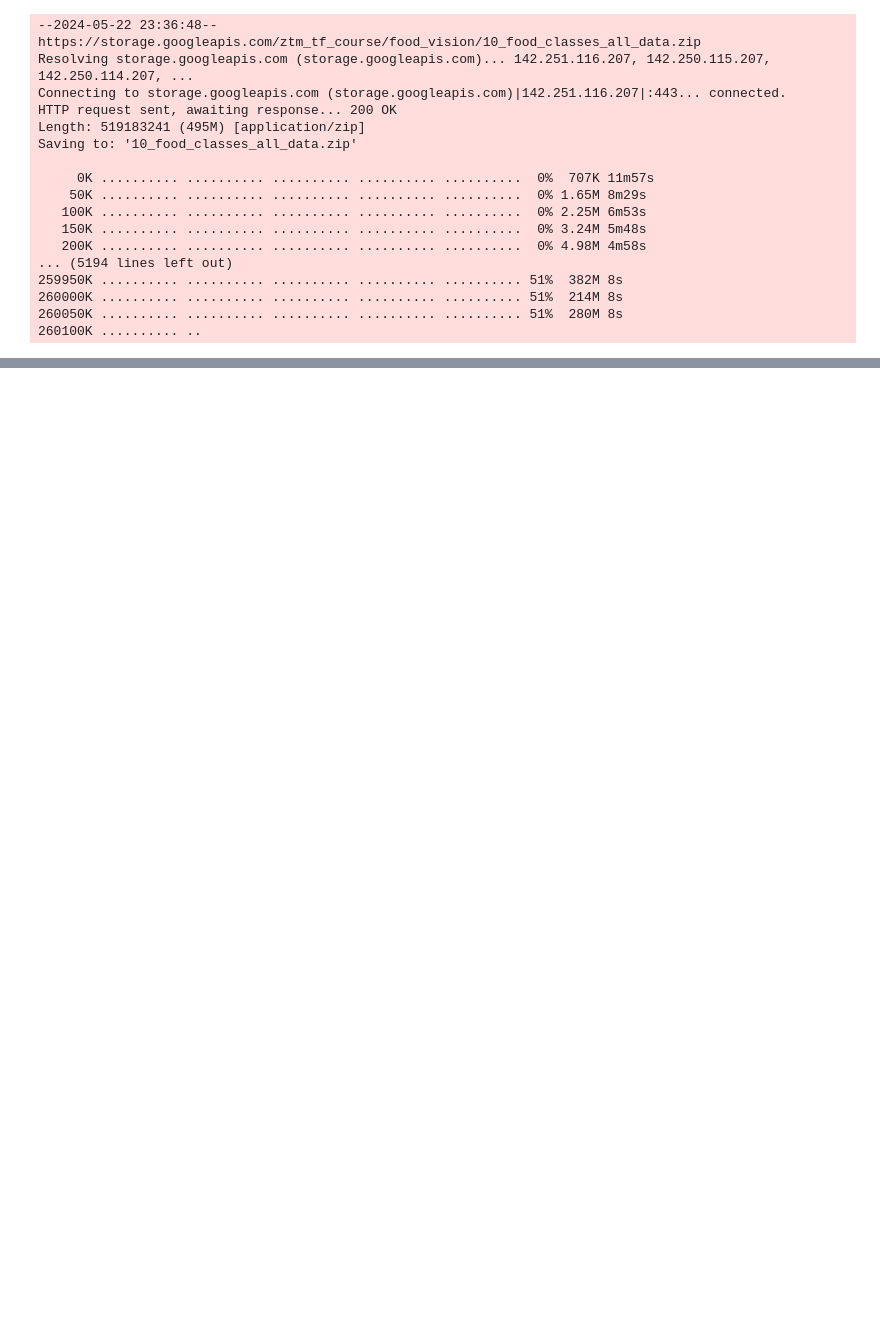
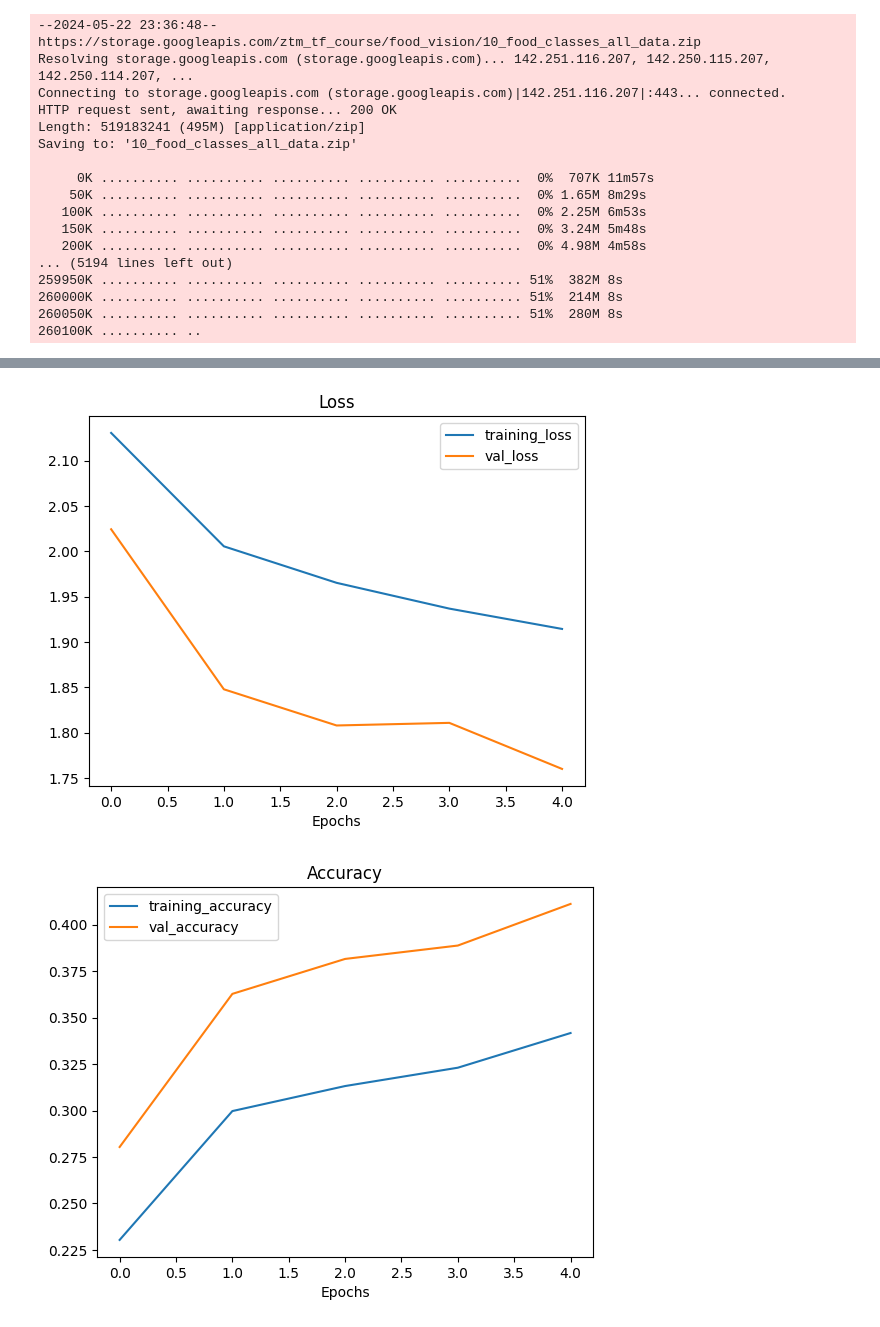
Before and after one commit to cangqiongyishao/TensorFlowPractice, a Jupyter notebook: Multi-class Classification.ipynb, the cells around one changed output, grey strips where cells are left out. Drawn from its saved outputs; the diff is of its cells as text; code cells hidden in the pictures; blank space fills up the shorter version.

```diff
--- a/Multi-class Classification.ipynb
+++ b/Multi-class Classification.ipynb
@@ -27,0 +187,12 @@ test_dir = "10_food_classes_all_data/test/"
+# %%
+train_datagen_augment=ImageDataGenerator(rescale=1/255,
+                                         rotation_range=20,
+                                         width_shift_range=0.2,
+                                         height_shift_range=0.2,
+                                         zoom_range=0.2,
+                                         horizontal_flip=True)
+
+train_datagen_augment=train_datagen_augment.flow_from_directory(train_dir,
+                                                                target_size=(224,224),
+                                                                batch_size=32,
+                                                                class_mode='categorical')
@@ -27,0 +201,12 @@ test_dir = "10_food_classes_all_data/test/"
+# %%
+model_m3=tf.keras.models.clone_model(model_m2)
+model_m3.compile(loss='categorical_crossentropy',
+                 optimizer=tf.keras.optimizers.Adam(),
+                 metrics=['accuracy'])
+
+histroy_m3=model_m3.fit(train_datagen_augment,
+                        epochs=5,
+                        validation_data=test_data
+                        # steps_per_epoch=len(train_data_augment),
+                        # validation_steps=len(test_data_augment))
+                        )
@@ -27,0 +224,5 @@ test_dir = "10_food_classes_all_data/test/"
+# %%
+plot_loss_curves(histroy_m3)
+# %% [output]
+[figure, added]
+[figure, added]
```
Also changed, not shown: parts of 12 cells of this notebook.
